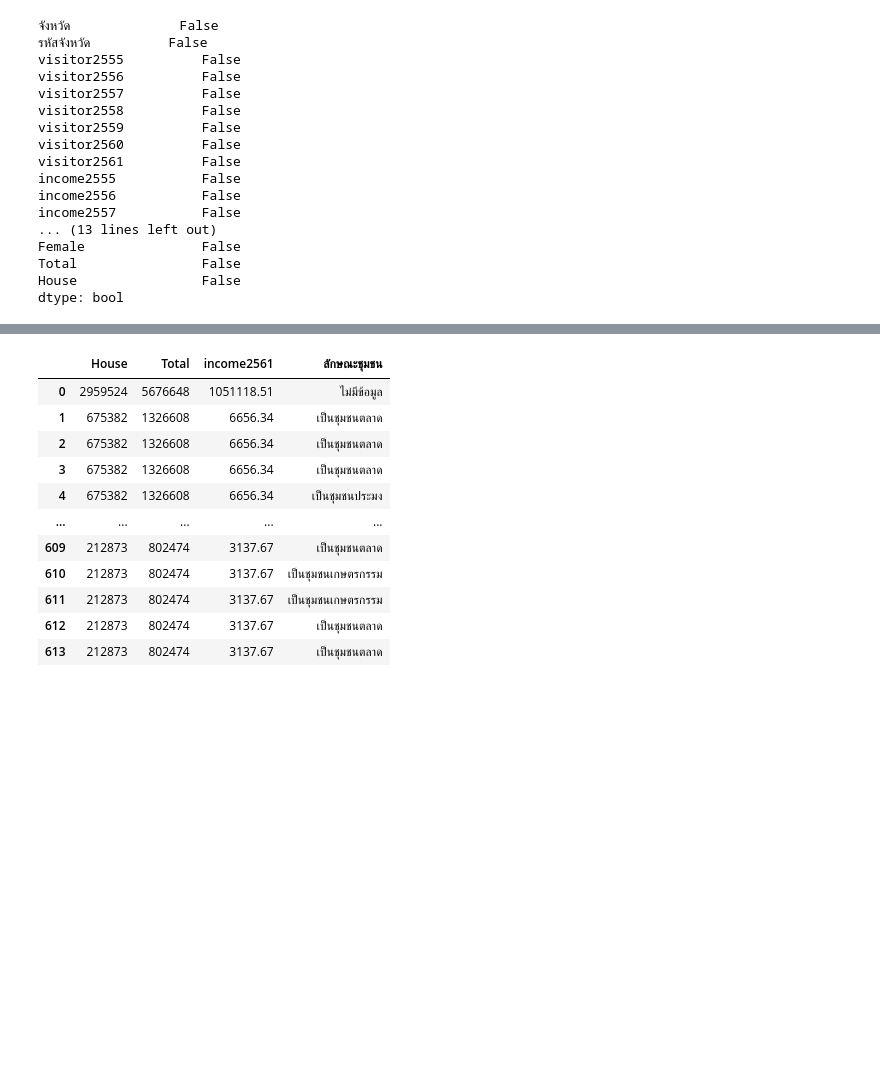
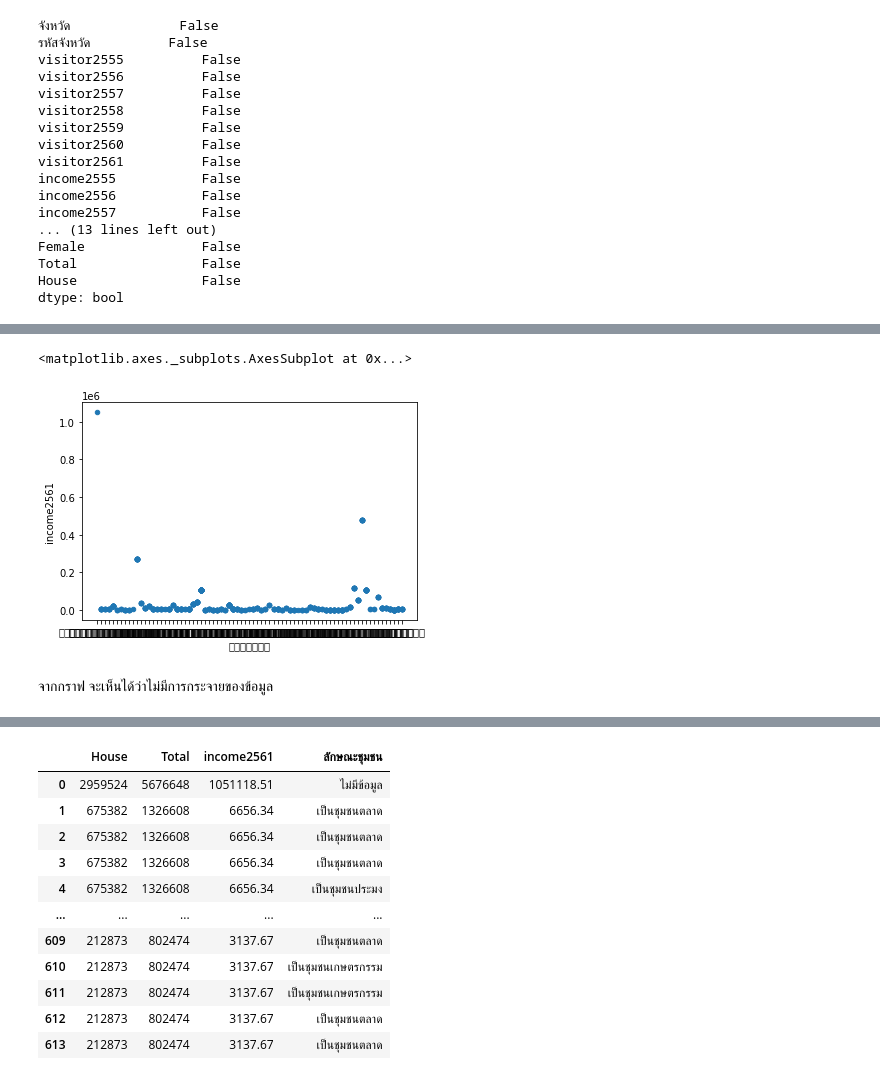
Before and after one commit to kittimaxz/DWDM21, a Jupyter notebook: ProjectFinal.ipynb, the cells around one changed output, grey strips where cells are left out. Saved outputs shown, nothing was run; the diff lists cells and outputs as text; code cells hidden in the pictures; blank space fills up the shorter version.

```diff
--- a/ProjectFinal.ipynb
+++ b/ProjectFinal.ipynb
@@ -511 +522,8 @@ Index(['จังหวัด', 'รหัสจังหวัด', 'visitor255
+# %%
+data_all.plot.scatter('จังหวัด','income2561', s = 20) # plot กราฟ ดูารกระจายของข้อมูล
+# %% [output]
+<matplotlib.axes._subplots.AxesSubplot at 0x...>
+[figure, added]
+# %% [markdown]
+จากกราฟ จะเห็นได้ว่าไม่มีการกระจายของข้อมูล
 # %%
```
Also changed, not shown: parts of 72 cells of this notebook.
